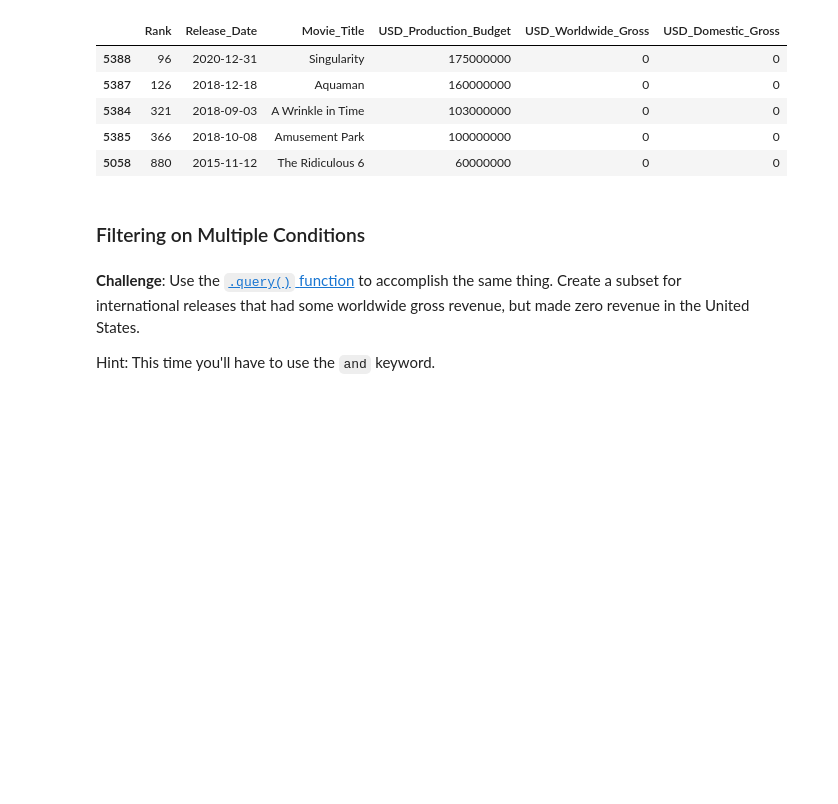
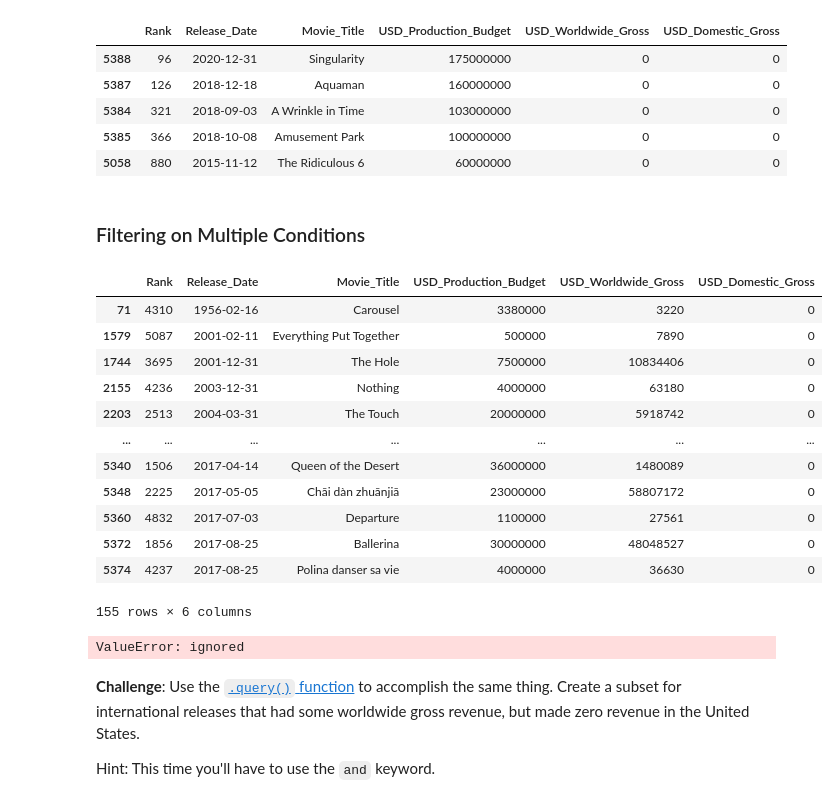
Before and after one commit to HKubinhetz/DS-Seaborn-and-Linear-Regression, a Jupyter notebook: Seaborn_and_Linear_Regression.ipynb, the cells around one changed output. Drawn from its saved outputs; the diff is of its cells as text; code cells hidden in the pictures; blank space fills up the shorter version.

```diff
--- a/Seaborn_and_Linear_Regression.ipynb
+++ b/Seaborn_and_Linear_Regression.ipynb
@@ -257,6 +257,28 @@ zero_revenue_movies_internationally.head(5)
 | 5058 | 880 | 2015-11-12 | The Ridiculous 6 | 60000000 | 0 | 0 |
 # %% [markdown]
 ### Filtering on Multiple Conditions
+# %%
+international_releases = clean_df.loc[(clean_df.USD_Domestic_Gross == 0) &
+                                  (clean_df.USD_Worldwide_Gross != 0)]
+international_releases
+# %% [output]
+|  | Rank | Release_Date | Movie_Title | USD_Production_Budget | USD_Worldwide_Gross | USD_Domestic_Gross |
+| 71 | 4310 | 1956-02-16 | Carousel | 3380000 | 3220 | 0 |
+| 1579 | 5087 | 2001-02-11 | Everything Put Together | 500000 | 7890 | 0 |
+| 1744 | 3695 | 2001-12-31 | The Hole | 7500000 | 10834406 | 0 |
+| 2155 | 4236 | 2003-12-31 | Nothing | 4000000 | 63180 | 0 |
+| 2203 | 2513 | 2004-03-31 | The Touch | 20000000 | 5918742 | 0 |
+| ... | ... | ... | ... | ... | ... | ... |
+| 5340 | 1506 | 2017-04-14 | Queen of the Desert | 36000000 | 1480089 | 0 |
+| 5348 | 2225 | 2017-05-05 | Chāi dàn zhuānjiā | 23000000 | 58807172 | 0 |
+| 5360 | 4832 | 2017-07-03 | Departure | 1100000 | 27561 | 0 |
+| 5372 | 1856 | 2017-08-25 | Ballerina | 30000000 | 48048527 | 0 |
+| 5374 | 4237 | 2017-08-25 | Polina danser sa vie | 4000000 | 36630 | 0 |
+155 rows × 6 columns
+# %%
+clean_df.loc("Movie_Title")
+# %% [output]
+ValueError: ignored
 # %% [markdown]
 **Challenge**: Use the [`.query()` function](https://pandas.pydata.org/pandas-docs/stable/reference/api/pandas.DataFrame.query.html) to accomplish the same thing. Create a subset for international releases that had some worldwide gross revenue, but made zero revenue in the United States.
 
```
Also changed, not shown: parts of 3 cells of this notebook.
